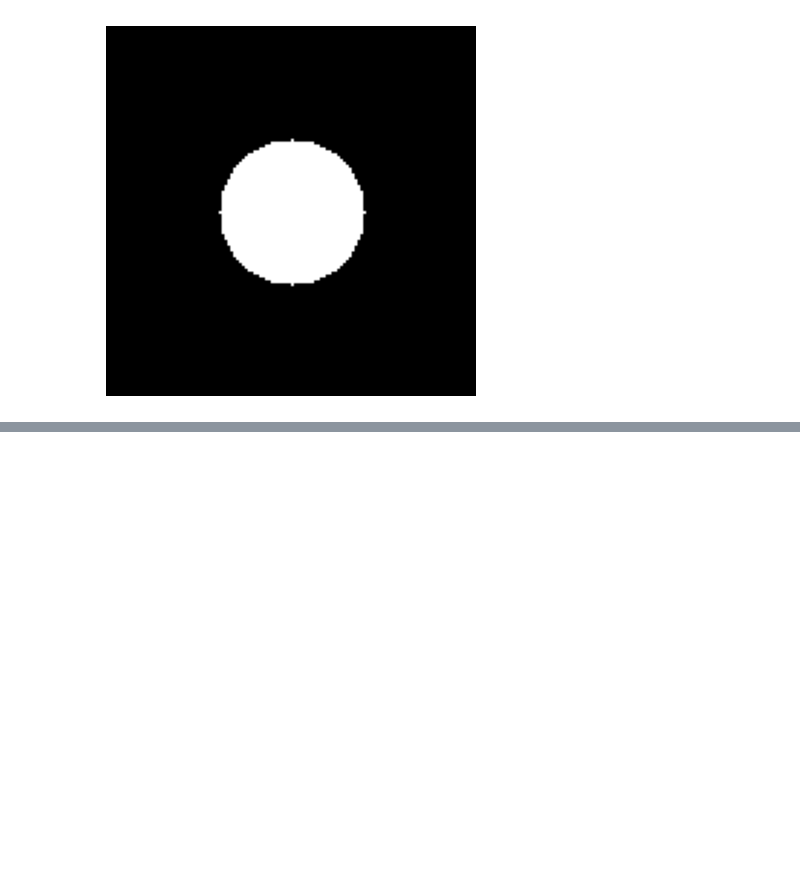
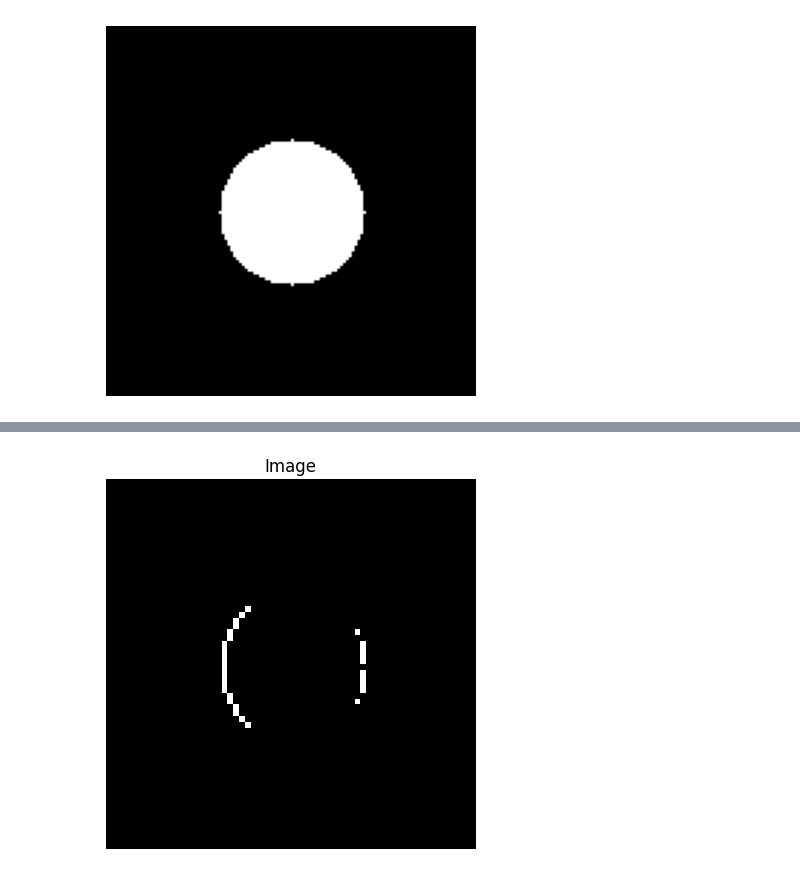
Before and after one commit to vishwashdark/practice, a Jupyter notebook: CNN.ipynb, the cells around one changed output, grey strips where cells are left out. Cells and saved outputs as stored; diff of their text form; code cells hidden in the pictures; blank space fills up the shorter version.

```diff
--- a/CNN.ipynb
+++ b/CNN.ipynb
@@ -61,0 +108,11 @@ save_output_to_excel(op, output_path)
+# %%
+k=np.array([[1,0,-1],[1,0,-1],[1,0,-1]])
+input=matrix('CSV_files/circle_image_matrix_extracted.xlsx')
+op=conv(input,k,Stride=2)
+activated_op=tanh(op)
+output_path = 'output_convolution_result_tanh.xlsx'
+save_output_to_excel(activated_op, output_path)
+output=matrix(output_path)
+plot(output)
+# %% [output]
+[figure, added]
```
Also changed, not shown: parts of 14 cells of this notebook, 9 other files.
